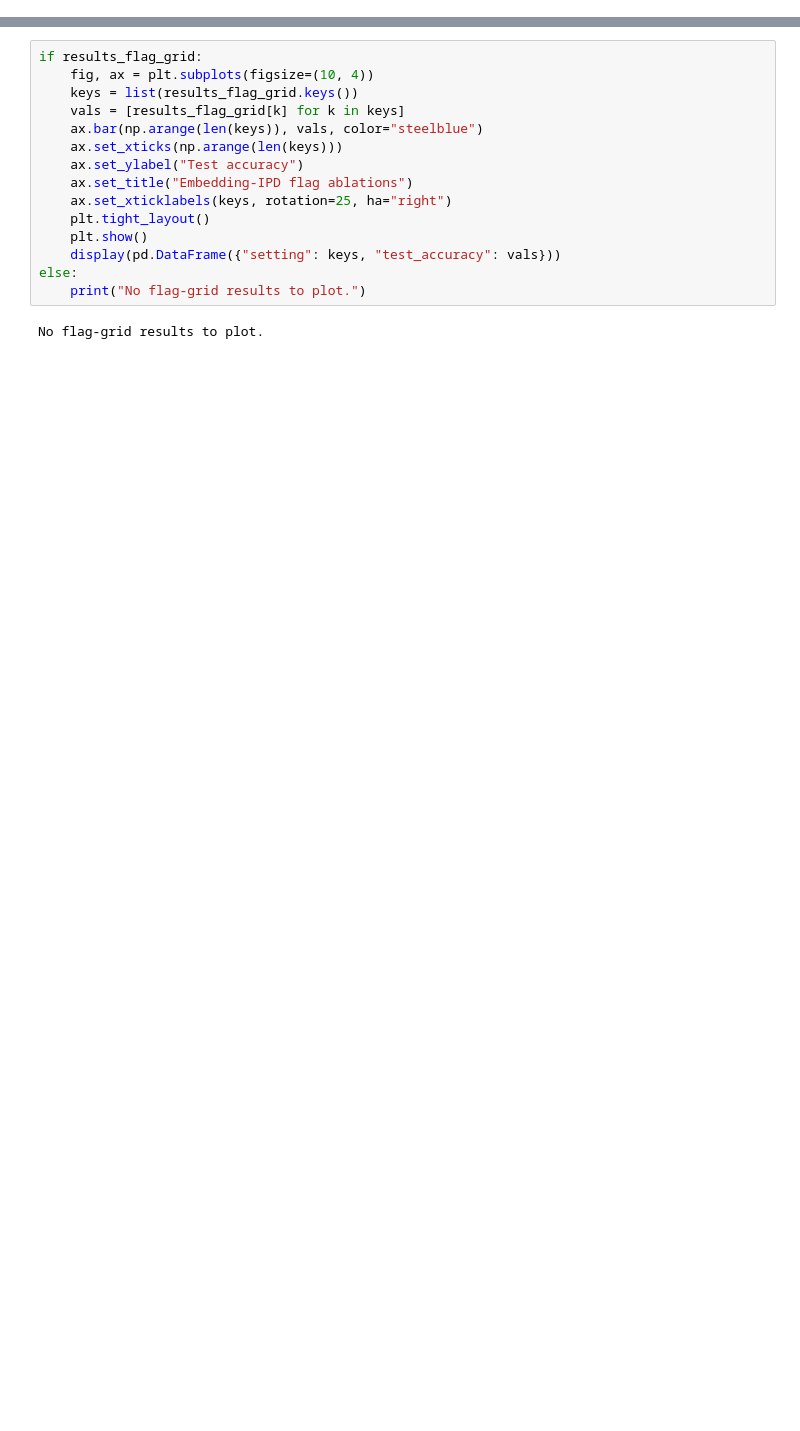
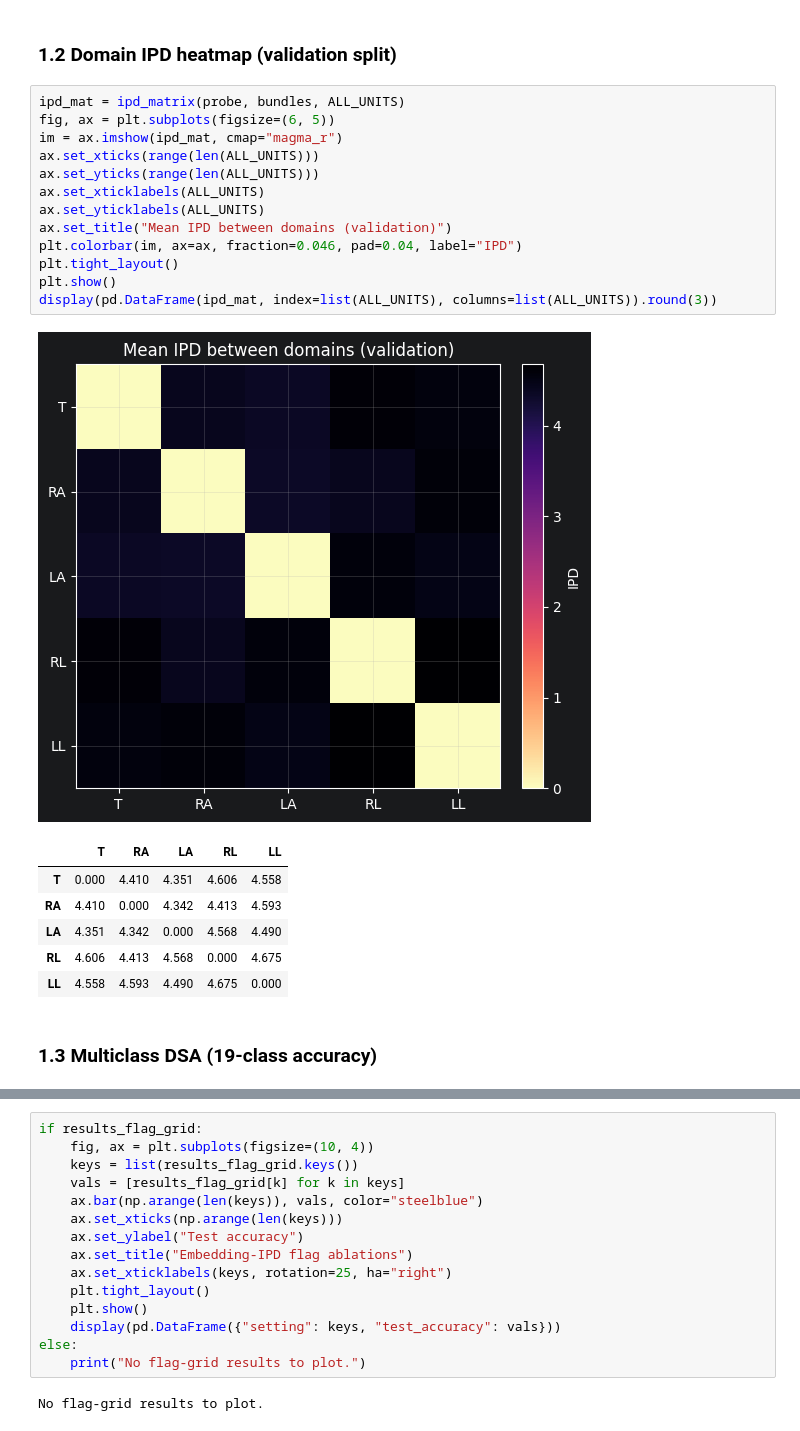
Before and after one commit to thomasfire/PyHealth, a Jupyter notebook: examples/dsa_adaptive_transfer_paper_replication.ipynb, the cells around one changed output, grey strips where cells are left out. Saved outputs shown, nothing was run; the diff lists cells and outputs as text; blank space fills up the shorter version.

```diff
--- a/examples/dsa_adaptive_transfer_paper_replication.ipynb
+++ b/examples/dsa_adaptive_transfer_paper_replication.ipynb
@@ -1681,0 +648,25 @@ Set RUN_FULL_ABLATION_GRID = True (and preferably IPD_METRIC='embedding') to run
+# %% [markdown]
+### 1.2 Domain IPD heatmap (validation split)
+# %%
+ipd_mat = ipd_matrix(probe, bundles, ALL_UNITS)
+fig, ax = plt.subplots(figsize=(6, 5))
+im = ax.imshow(ipd_mat, cmap="magma_r")
+ax.set_xticks(range(len(ALL_UNITS)))
+ax.set_yticks(range(len(ALL_UNITS)))
+ax.set_xticklabels(ALL_UNITS)
+ax.set_yticklabels(ALL_UNITS)
+ax.set_title("Mean IPD between domains (validation)")
+plt.colorbar(im, ax=ax, fraction=0.046, pad=0.04, label="IPD")
+plt.tight_layout()
+plt.show()
+display(pd.DataFrame(ipd_mat, index=list(ALL_UNITS), columns=list(ALL_UNITS)).round(3))
+# %% [output]
+[figure, added]
+|  | T | RA | LA | RL | LL |
+| T | 0.000 | 4.410 | 4.351 | 4.606 | 4.558 |
+| RA | 4.410 | 0.000 | 4.342 | 4.413 | 4.593 |
+| LA | 4.351 | 4.342 | 0.000 | 4.568 | 4.490 |
+| RL | 4.606 | 4.413 | 4.568 | 0.000 | 4.675 |
+| LL | 4.558 | 4.593 | 4.490 | 4.675 | 0.000 |
+# %% [markdown]
+### 1.3 Multiclass DSA (19-class accuracy)
```
Also changed, not shown: parts of 61 cells of this notebook.
